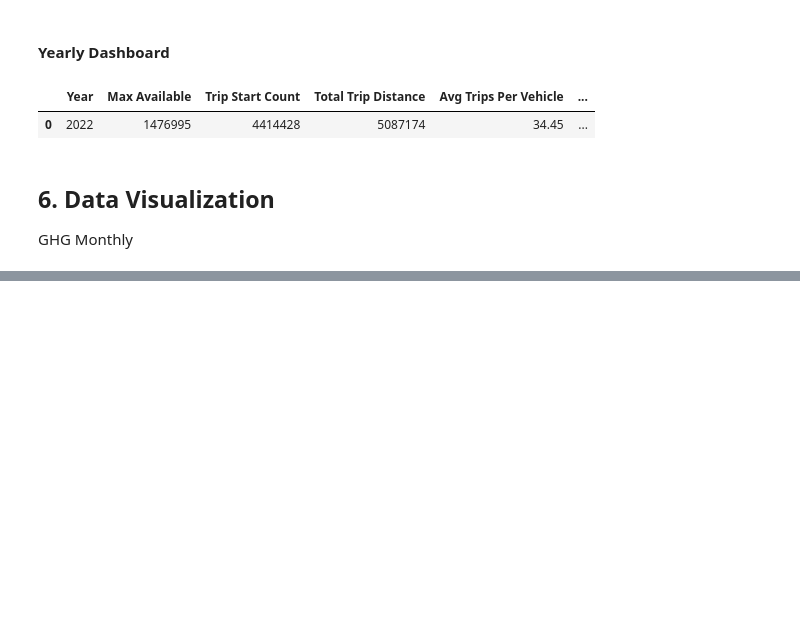
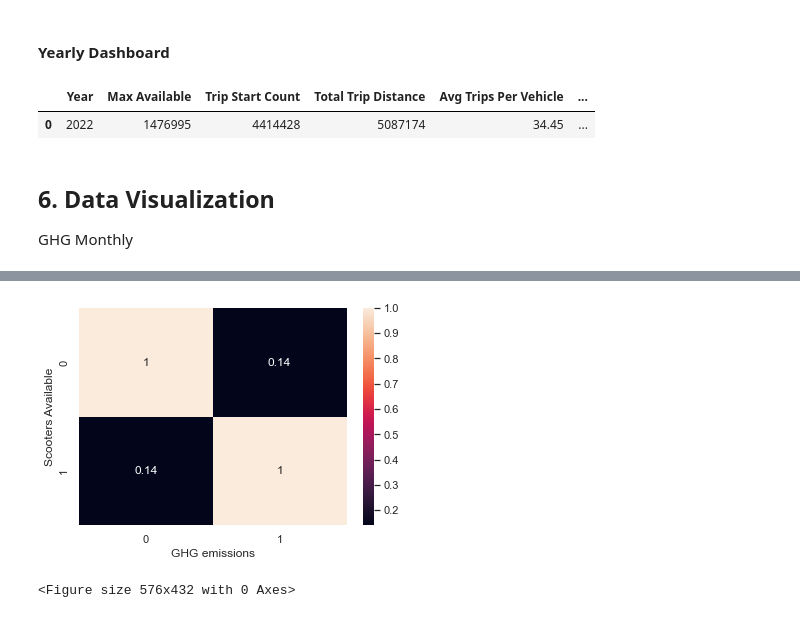
Before and after one commit to khdizon/MicroMobility-Project-KD, a Jupyter notebook: RideReport_Script.ipynb, the cells around one changed output, grey strips where cells are left out. Cells and saved outputs as stored; diff of their text form; code cells hidden in the pictures; blank space fills up the shorter version.

```diff
--- a/RideReport_Script.ipynb
+++ b/RideReport_Script.ipynb
@@ -509,0 +535,15 @@ plt.show()
+# %%
+# Correlations relating to GHG per scooter
+
+
+corr = M_df['GHG per scooter (lbs)'].corr(M_df['Max Available'])
+sns.heatmap([[1, corr], [corr, 1]], annot=True)
+
+
+plt.xlabel('GHG emissions')
+plt.ylabel('Scooters Available')
+plt.figure(figsize=(8, 6))
+plt.show()
+# %% [output]
+[figure, added]
+<Figure size 576x432 with 0 Axes>
```
Also changed, not shown: parts of 11 cells of this notebook.
